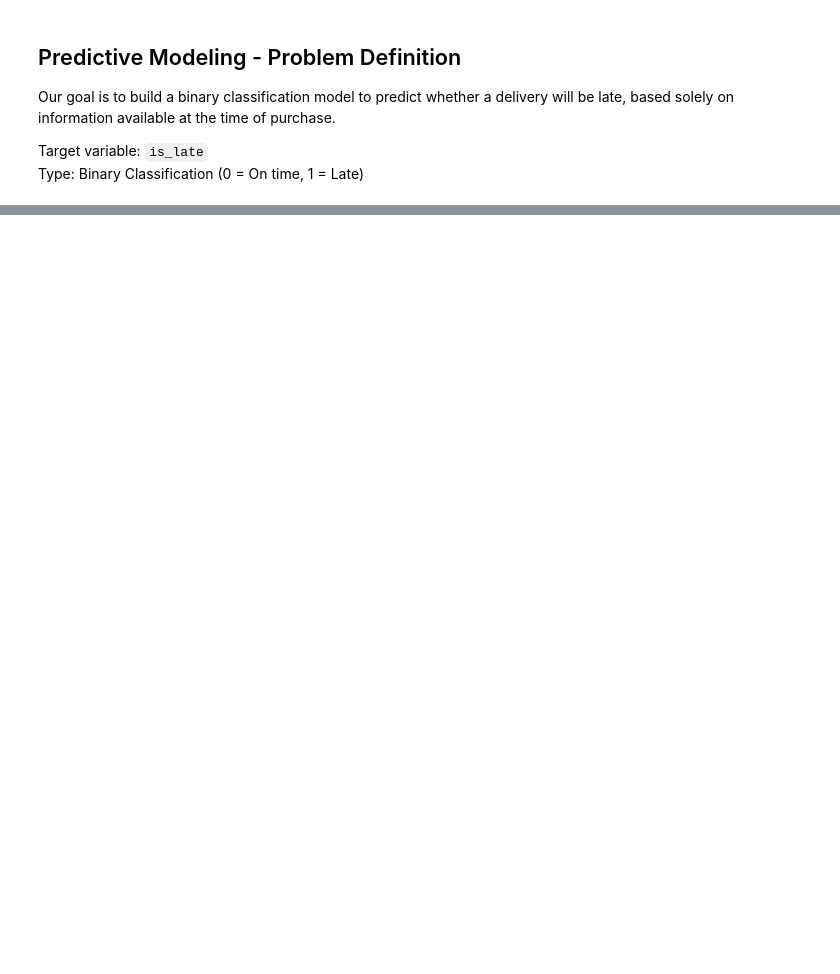
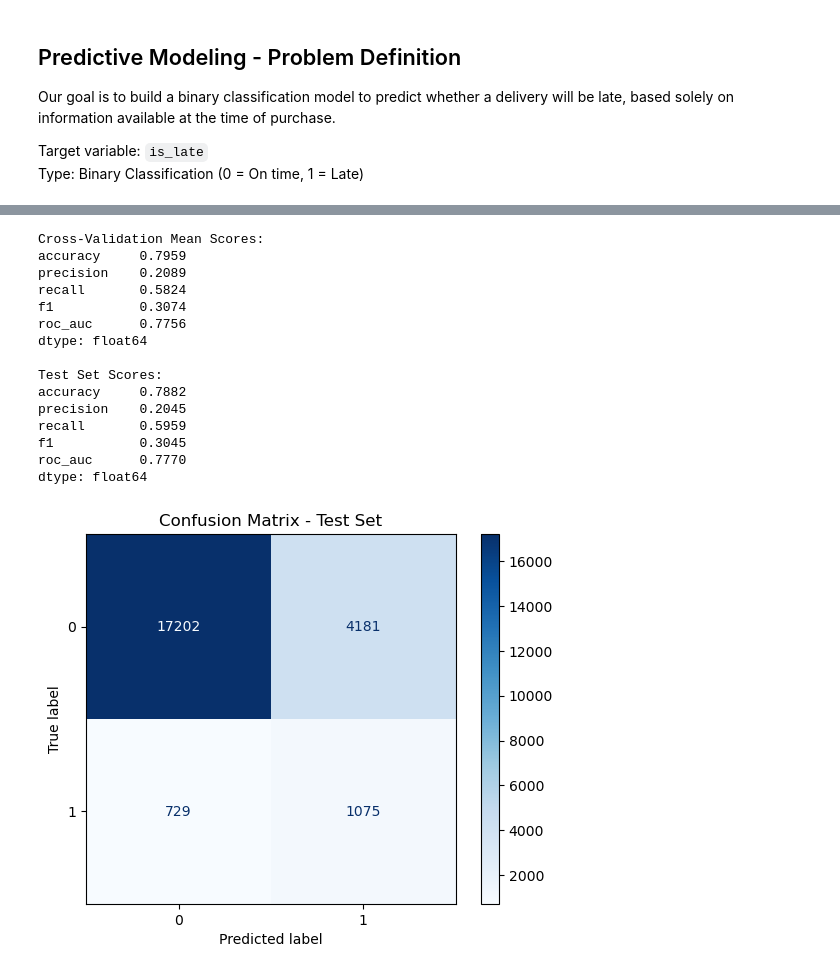
Before and after one commit to rickaof/Olist_Ecommerce_Analysis, a Jupyter notebook: notebooks/model.ipynb, the cells around one changed output, grey strips where cells are left out. Drawn from its saved outputs; the diff is of its cells as text; code cells hidden in the pictures; blank space fills up the shorter version.

Commit message:
Model update

```diff
--- a/notebooks/model.ipynb
+++ b/notebooks/model.ipynb
@@ -200,0 +61,4 @@ This makes the model more practical for real-world applications where excessive
+# %%
+# Mapping customer_state to region
+df_modeling['customer_region'] = df_modeling['customer_state'].map(state_to_region)
+df_modeling.drop(columns="customer_state")
@@ -200,0 +79,4 @@ This makes the model more practical for real-world applications where excessive
+# %%
+# Mapping seller_state to region
+df_modeling['seller_region'] = df_modeling['seller_state'].map(state_to_region)
+df_modeling.drop(columns="seller_state")
@@ -200,0 +97,8 @@ This makes the model more practical for real-world applications where excessive
+# %%
+# Pré processing
+# get dummies for categorical features
+df_modeling_encoded = pd.get_dummies(df_modeling, drop_first=True)
+# %%
+# Split the dataset into training and testing sets
+X = df_modeling_encoded.drop('is_late', axis=1)
+y = df_modeling_encoded['is_late']
@@ -200,0 +187,25 @@ This makes the model more practical for real-world applications where excessive
+# %%
+from sklearn.linear_model import LogisticRegression
+from xgboost import XGBClassifier
+from sklearn.ensemble import RandomForestClassifier
+
+# Random Forest Classifier
+rf = RandomForestClassifier(random_state=42, max_depth = 10, class_weight='balanced')
+train_evaluate_model(rf, X, y, scale_data=False)
+# %% [output]
+Cross-Validation Mean Scores:
+accuracy     0.7959
+precision    0.2089
+recall       0.5824
+f1           0.3074
+roc_auc      0.7756
+dtype: float64
+
+Test Set Scores:
+accuracy     0.7882
+precision    0.2045
+recall       0.5959
+f1           0.3045
+roc_auc      0.7770
+dtype: float64
+[figure, added]
```
Also changed, not shown: parts of 39 cells of this notebook, 2 other files.
